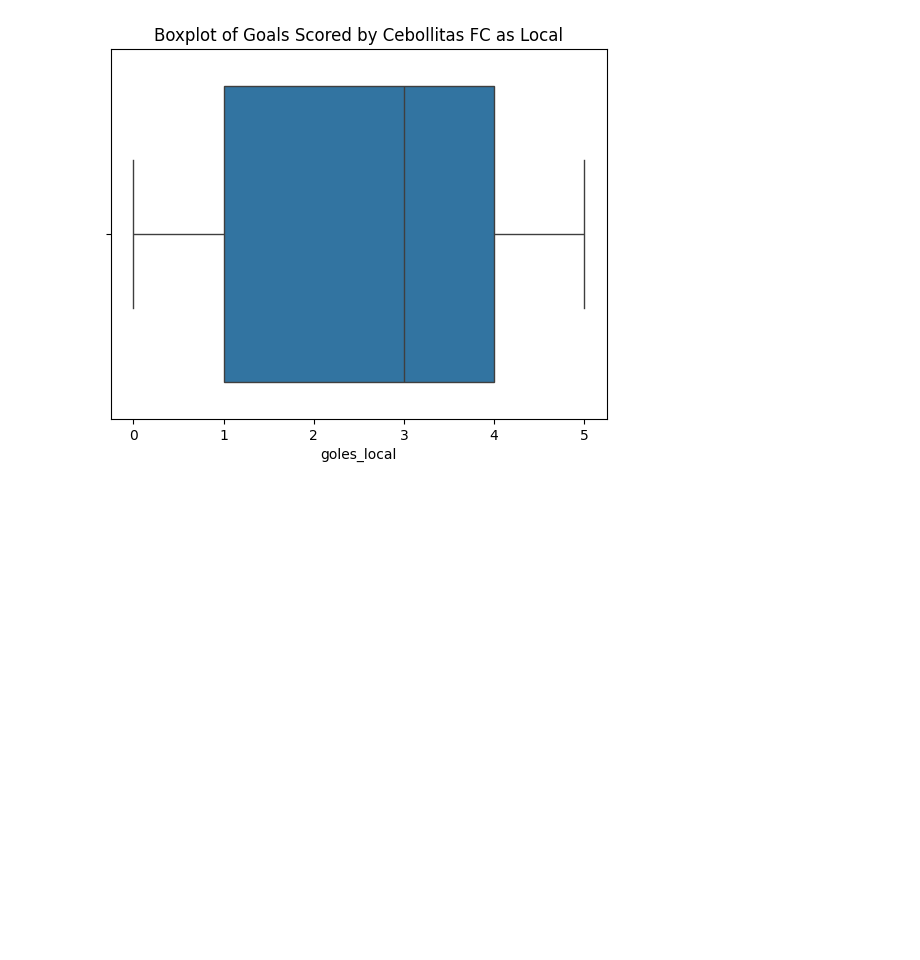
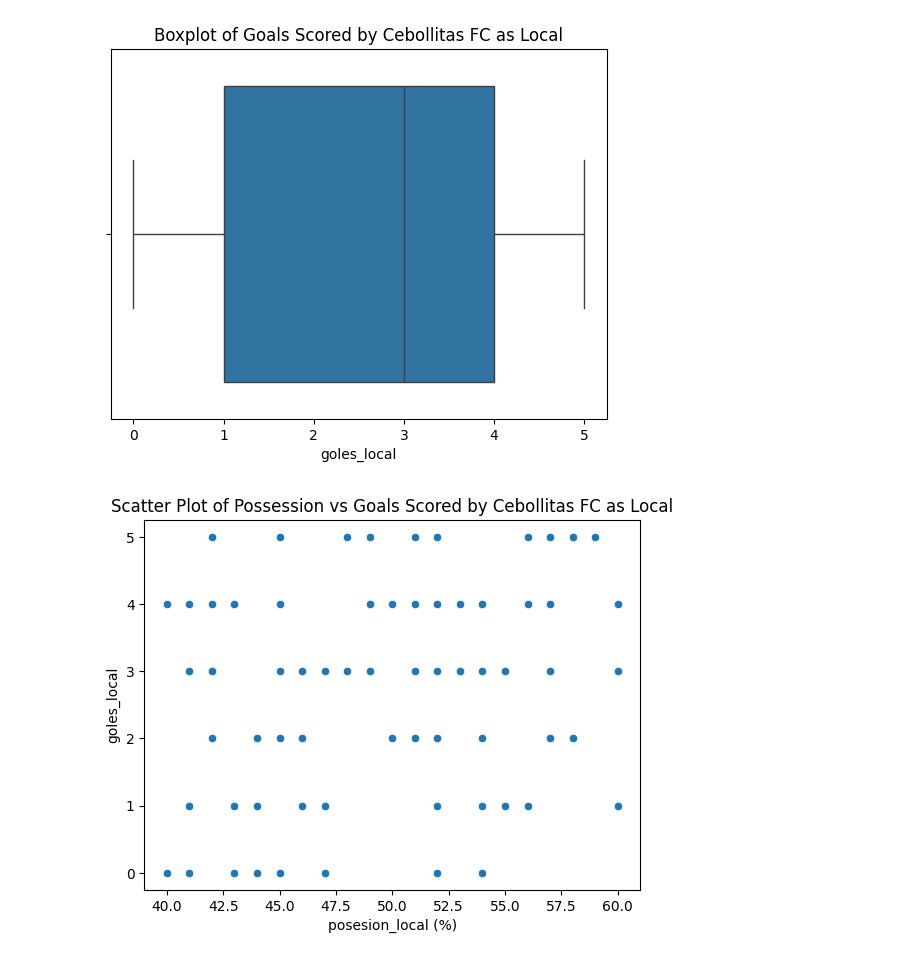
Before and after one commit to oscardbocanegra/learning_platzi, a Jupyter notebook: dataScientistPython/principios_machine_learning/files/03_exploracion_datos.ipynb, the cells around one changed output. Drawn from its saved outputs; the diff is of its cells as text; code cells hidden in the pictures; blank space fills up the shorter version.

```diff
--- a/dataScientistPython/principios_machine_learning/files/03_exploracion_datos.ipynb
+++ b/dataScientistPython/principios_machine_learning/files/03_exploracion_datos.ipynb
@@ -58,3 +58,10 @@ plt.title('Boxplot of Goals Scored by Cebollitas FC as Local')
 plt.show()
 # %% [output]
 [figure]
+# %%
+# scatter plot of possession vs goals scored by Cebollitas FC (local)
+sns.scatterplot(x=df_partidos['posesion_local (%)'], y=df_partidos['goles_local'], data=df_partidos)
+plt.title('Scatter Plot of Possession vs Goals Scored by Cebollitas FC as Local')
+plt.show()
+# %% [output]
+[figure, added]
```
Also changed, not shown: parts of 2 cells of this notebook.
